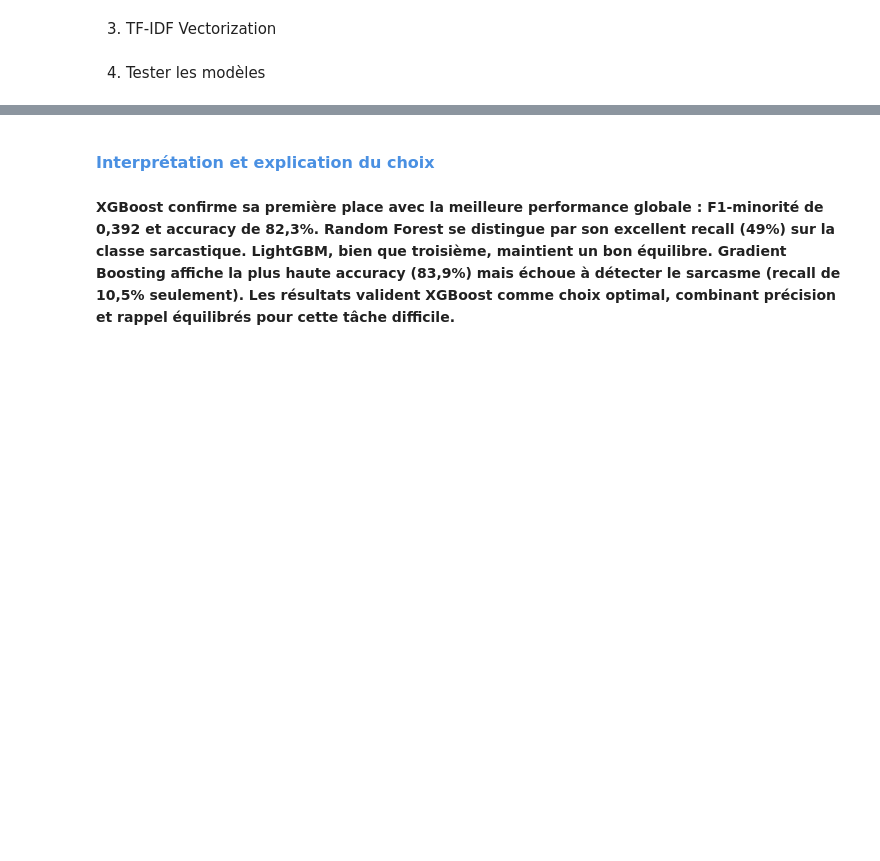
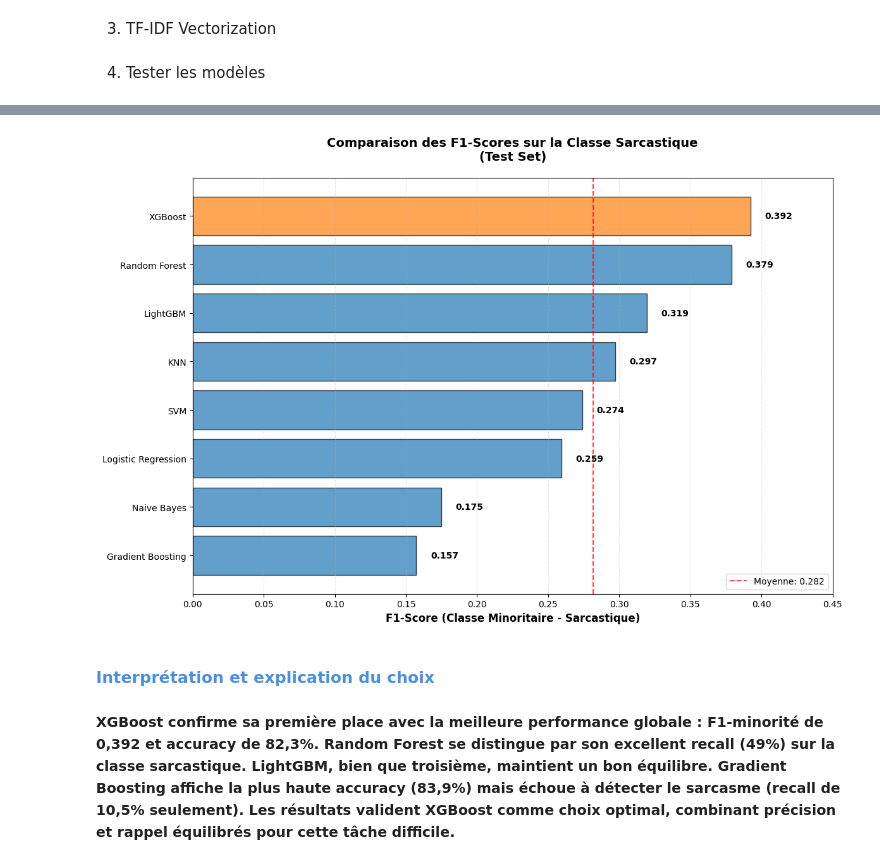
Before and after one commit to BrahimAbid004/iSarcasmEval_En_Project, a Jupyter notebook: Sarcasm_Eval.ipynb, the cells around one changed output, grey strips where cells are left out. Cells and saved outputs as stored; diff of their text form; code cells hidden in the pictures; blank space fills up the shorter version.

```diff
--- a/Sarcasm_Eval.ipynb
+++ b/Sarcasm_Eval.ipynb
@@ -677,4 +665,29 @@ df_results_test
 | 7 | Gradient Boosting | 0.839286 | 0.313433 | 0.105 | 0.157303 | 0.911173 | 0.534238 | 0.660890 |
+# %%
+df_sorted = df_results_test.sort_values('F1_minority', ascending=True)
+plt.figure(figsize=(12, 8))
+bars = plt.barh(df_sorted['Model'], df_sorted['F1_minority'],
+                color=['#1f77b4' if x != max(df_sorted['F1_minority']) else '#ff7f0e' for x in df_sorted['F1_minority']],
+                alpha=0.7, edgecolor='black')
+
+for bar, value in zip(bars, df_sorted['F1_minority']):
+    plt.text(bar.get_width() + 0.01, bar.get_y() + bar.get_height()/2,
+             f'{value:.3f}', ha='left', va='center', fontweight='bold')
+plt.xlabel('F1-Score (Classe Minoritaire - Sarcastique)', fontsize=12, fontweight='bold')
+plt.title('Comparaison des F1-Scores sur la Classe Sarcastique\n(Test Set)',
+          fontsize=14, fontweight='bold', pad=20)
+plt.xlim(0, 0.45)
+plt.grid(axis='x', alpha=0.3, linestyle='--')
+
+mean_f1 = df_sorted['F1_minority'].mean()
+plt.axvline(mean_f1, color='red', linestyle='--', alpha=0.7,
+            label=f'Moyenne: {mean_f1:.3f}')
+plt.legend()
+
+plt.tight_layout()
+plt.show()
+# %% [output]
+[figure, added]
 # %% [markdown]
 <p style="color:#4A90E2; font-size:16px; font-weight:bold; margin-top:20px;">
 Interprétation et explication du choix
```
Also changed, not shown: parts of 9 cells of this notebook.
